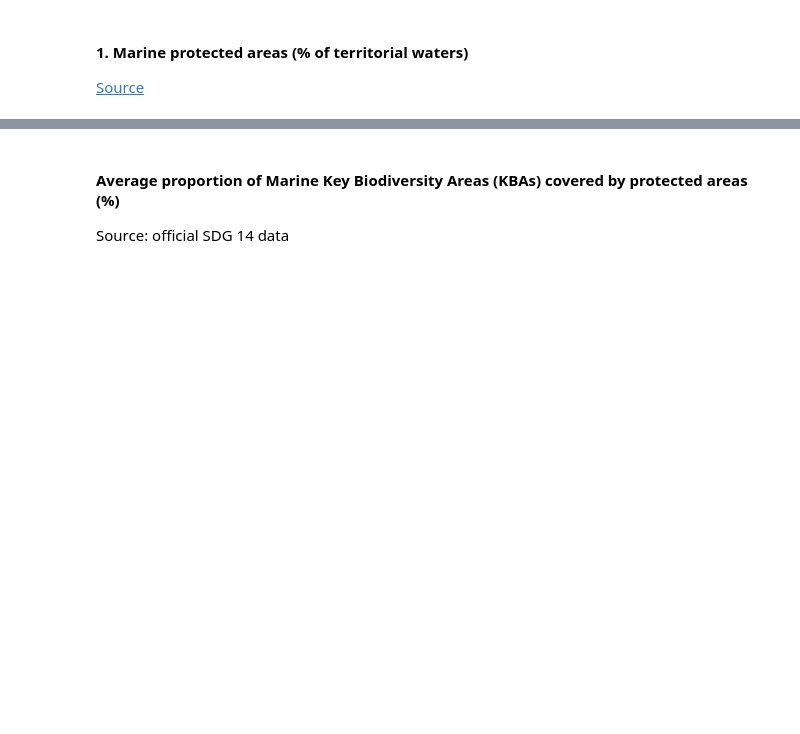
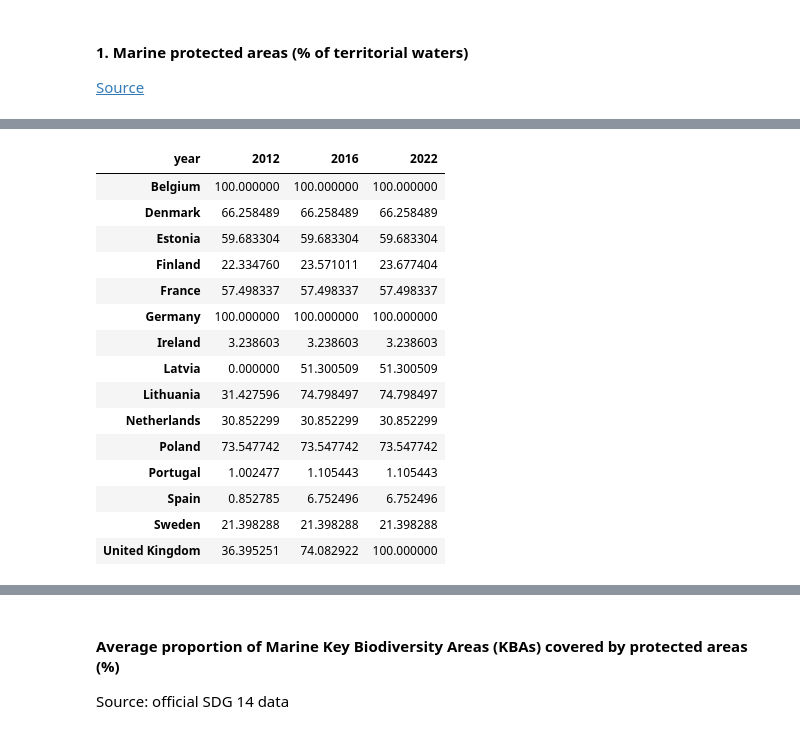
Before and after one commit to isaldiviagonzatti/sdg14, a Jupyter notebook: code/exploreSDG14.ipynb, the cells around one changed output, grey strips where cells are left out. Cells and saved outputs as stored; diff of their text form; code cells hidden in the pictures; blank space fills up the shorter version.

```diff
--- a/code/exploreSDG14.ipynb
+++ b/code/exploreSDG14.ipynb
@@ -815,0 +818,10 @@ wdpa[wdpa['parent_iso3'] == 'ESP']['rep_area'].sum()
+# %%
+iso3 = pd.read_csv('/home/ignacio/Downloads/iso3.csv')
+iso3 = iso3[iso3.name.isin(countries + outermost)]
+iso3Countries = list(iso3.iso3)
+dictISO3 = iso3.set_index('iso3').to_dict()['name']
+# %%
+# Protected Planet WDPA data
+# https://www.protectedplanet.net/en/thematic-areas/wdpa?tab=WDPA
+# Metadata https://wdpa.s3-eu-west-1.amazonaws.com/WDPA_Manual/English/WDPA_WDOECM_Manual_1_6.pdf
+wdpa = pd.read_csv('/home/ignacio/Downloads/WDPA_Jul2023_Public_csv/WDPA_Jul2023_Public_csv.csv')
@@ -816,3 +837,40 @@ wdpa[wdpa['parent_iso3'] == 'ESP']['rep_area'].sum()
+# %%
+wdpaDF = wdpa[
+    (wdpa.MARINE.isin([1, 2]))
+    & (wdpa.PA_DEF==1)
+    & (wdpa.ISO3.isin(iso3Countries+['BLM;GLP;MAF;MTQ']))
+    & (wdpa.STATUS.isin(["Designated"]))
+    # & (wdpa.DESIG_ENG.str.contains('Directive')) # Check for Natura 2000 sites
+]
+mpaProtected = pd.DataFrame()
+for year in [2012, 2016, 2022]:
+    tempDF = wdpaDF[wdpaDF.STATUS_YR <= year].groupby('PARENT_ISO3').sum(numeric_only = True)
+    tempDF['year']  = year
+    mpaProtected = pd.concat([mpaProtected, tempDF])
+mpaProtected.index = mpaProtected.index.map(dictISO3)
+mpaProtected = mpaProtected.merge(eez, left_index = True, right_index = True)
+mpaProtected['mpaEEZ']= mpaProtected.REP_M_AREA / mpaProtected.Area_km2 * 100
+mpaProtected['Score'] = 100 * (mpaProtected.mpaEEZ)/30
+mpaProtected.loc[mpaProtected['Score'] > 100, 'Score'] = 100
+mpaProtected = mpaProtected.pivot(columns = 'year', values = 'Score')
+mpaProtected
+# %% [output]
+| year | 2012 | 2016 | 2022 |
+| Belgium | 100.000000 | 100.000000 | 100.000000 |
+| Denmark | 66.258489 | 66.258489 | 66.258489 |
+| Estonia | 59.683304 | 59.683304 | 59.683304 |
+| Finland | 22.334760 | 23.571011 | 23.677404 |
+| France | 57.498337 | 57.498337 | 57.498337 |
+| Germany | 100.000000 | 100.000000 | 100.000000 |
+| Ireland | 3.238603 | 3.238603 | 3.238603 |
+| Latvia | 0.000000 | 51.300509 | 51.300509 |
+| Lithuania | 31.427596 | 74.798497 | 74.798497 |
+| Netherlands | 30.852299 | 30.852299 | 30.852299 |
+| Poland | 73.547742 | 73.547742 | 73.547742 |
+| Portugal | 1.002477 | 1.105443 | 1.105443 |
+| Spain | 0.852785 | 6.752496 | 6.752496 |
+| Sweden | 21.398288 | 21.398288 | 21.398288 |
+| United Kingdom | 36.395251 | 74.082922 | 100.000000 |
 # %%
 ## Old MPA data (similar results to Natura2k, even though they use the Protected Planet data)
 # Marine protected areas (% of territorial waters), World Bank aggregation of https://www.protectedplanet.net/en/thematic-areas/marine-protected-areas
```
Also changed, not shown: parts of 10 cells of this notebook, 1 other file.
